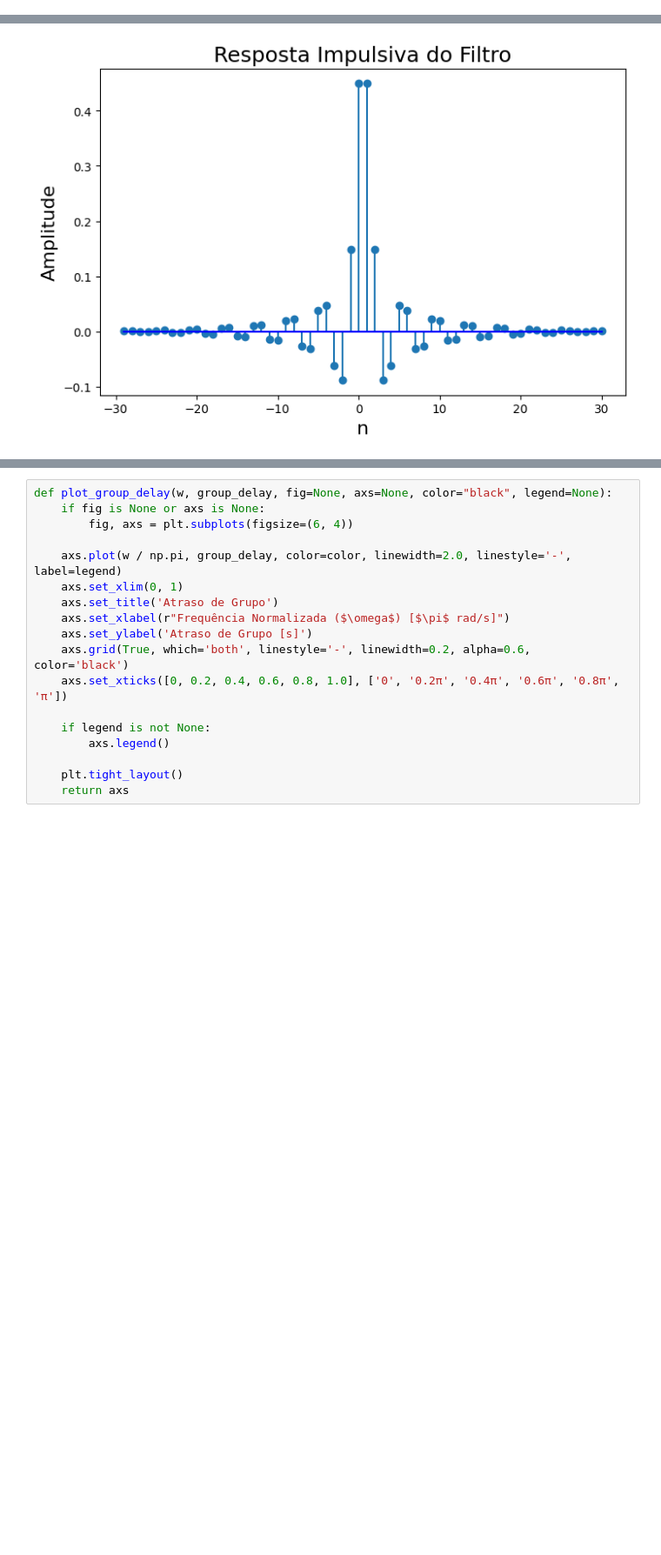
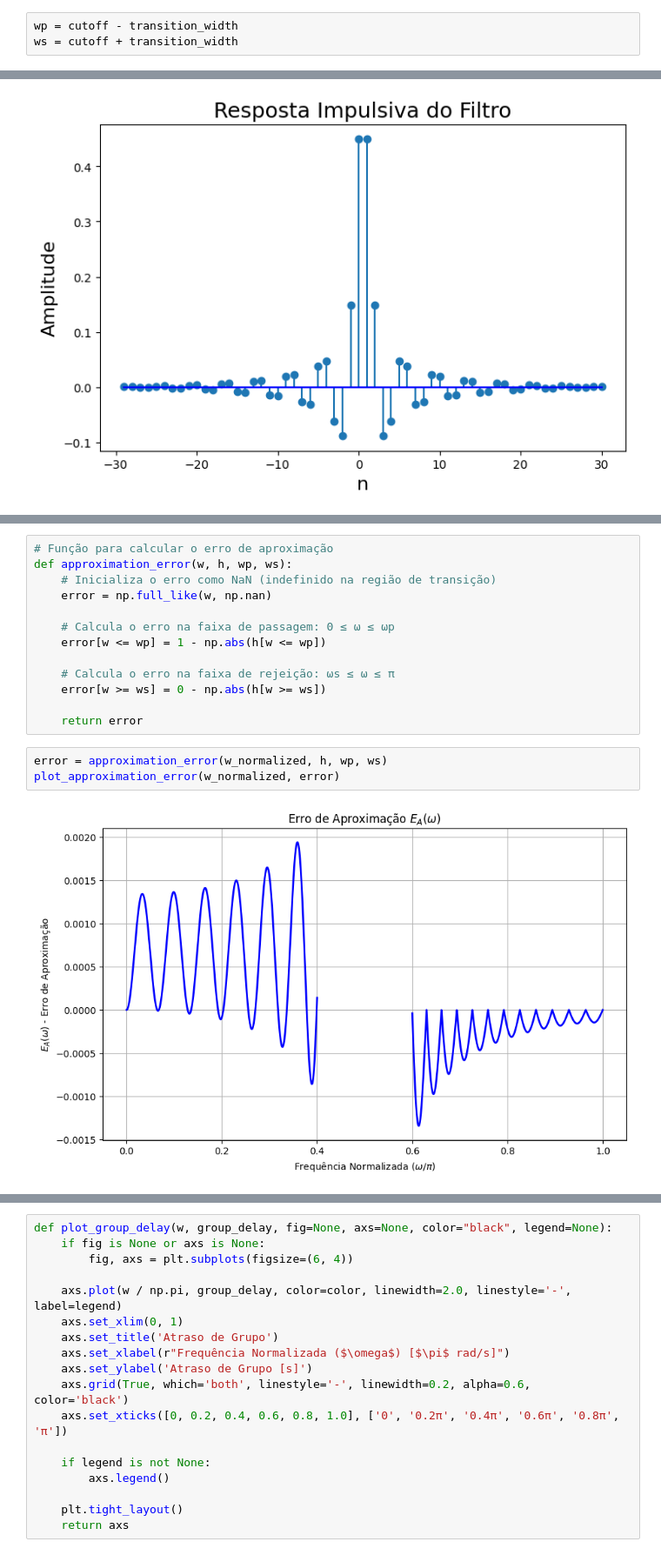
Before and after one commit to IvonLuiz/FIR_Filter_WindowMethod, a Jupyter notebook: notebook/FIR.ipynb, the cells around one changed output, grey strips where cells are left out. Shown at 87% size. Saved outputs shown, nothing was run; the diff lists cells and outputs as text; blank space fills up the shorter version.

Commit message:
aproximation error calc

```diff
--- a/notebook/FIR.ipynb
+++ b/notebook/FIR.ipynb
@@ -108,6 +110,9 @@ cutoff = wc / pi            # Frequência de corte normalizada
 
 attenuation = 50            # Atenuação mínima na banda rejeitada em dB
 transition_width = 0.1      # Largura da banda de transição em (normalizada em π radianos)
+# %%
+wp = cutoff - transition_width
+ws = cutoff + transition_width
 # %% [markdown]
 ## Método direto
 # %% [markdown]
@@ -144 +178,19 @@ plot_frequency_response(w, h, wc, attenuation)
+# %%
+# Função para calcular o erro de aproximação
+def approximation_error(w, h, wp, ws):
+    # Inicializa o erro como NaN (indefinido na região de transição)
+    error = np.full_like(w, np.nan)
+
+    # Calcula o erro na faixa de passagem: 0 ≤ ω ≤ ωp
+    error[w <= wp] = 1 - np.abs(h[w <= wp])
+
+    # Calcula o erro na faixa de rejeição: ωs ≤ ω ≤ π
+    error[w >= ws] = 0 - np.abs(h[w >= ws])
+
+    return error
+# %%
+error = approximation_error(w_normalized, h, wp, ws)
+plot_approximation_error(w_normalized, error)
+# %% [output]
+[figure, added]
 # %%
```
Also changed, not shown: parts of 11 cells of this notebook, 1 other file.
